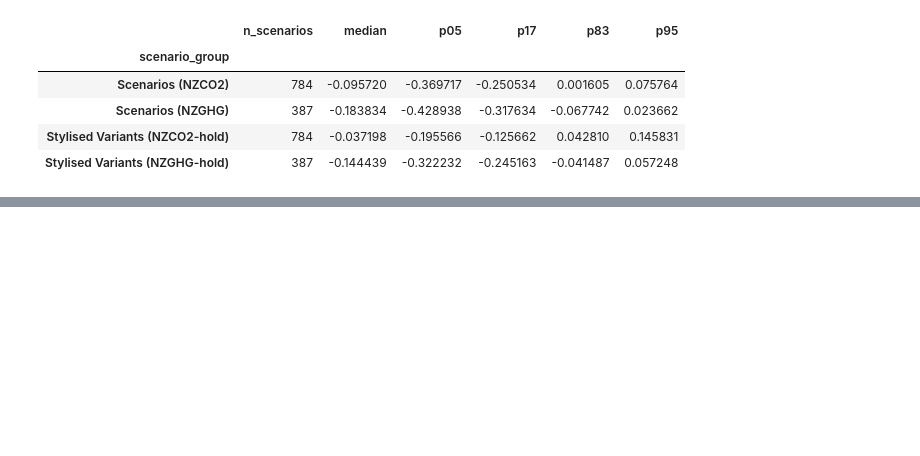
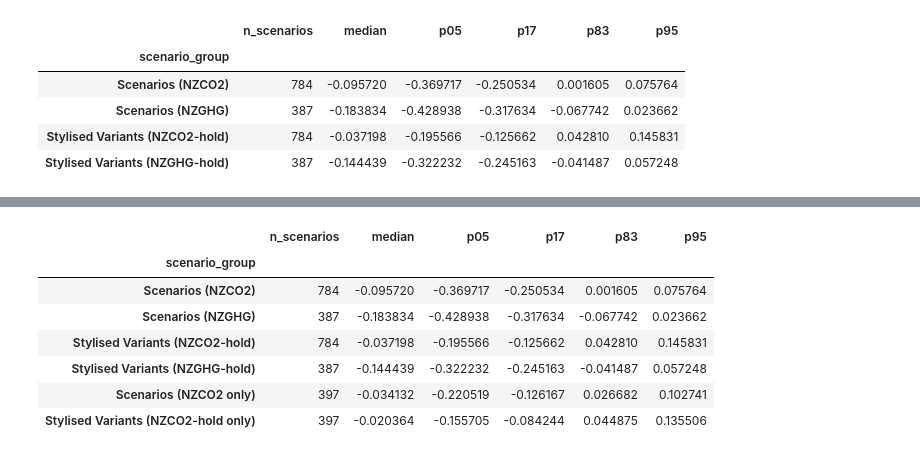
Before and after one commit to gaurav-ganti/netzero_assessment, a Jupyter notebook: analysis/501_scenario_characteristics.ipynb, the cells around one changed output, grey strips where cells are left out. Drawn from its saved outputs; the diff is of its cells as text; code cells hidden in the pictures; blank space fills up the shorter version.

```diff
--- a/analysis/501_scenario_characteristics.ipynb
+++ b/analysis/501_scenario_characteristics.ipynb
@@ -792,0 +644,35 @@ plt.show()
+# %%
+# Reuses per_scenario_probability_median, pooled_probability, pooled_delta_stats, and
+# pooled_ody_stats exactly as defined earlier in this notebook - only the dataframe
+# and group list differ.
+
+median_share_results_ext = pd.DataFrame({
+    "no further warming": [per_scenario_probability_median(all_df_extended_supp, g, "no_further_warming_after_nzco2") for g in extended_groups],
+    "peak-and-decline": [per_scenario_probability_median(all_df_extended_supp, g, "peak_and_decline_after_nzco2") for g in extended_groups],
+    "returns to NZCO2 or below": [per_scenario_probability_median(all_df_extended_supp, g, "returns_to_or_below_nzco2") for g in extended_groups],
+}, index=extended_groups)
+
+pooled_prob_results_ext = pd.DataFrame({
+    "no further warming": [pooled_probability(all_df_extended_supp, g, "no_further_warming_after_nzco2") for g in extended_groups],
+    "peak-and-decline": [pooled_probability(all_df_extended_supp, g, "peak_and_decline_after_nzco2") for g in extended_groups],
+    "returns to NZCO2 or below": [pooled_probability(all_df_extended_supp, g, "returns_to_or_below_nzco2") for g in extended_groups],
+}, index=extended_groups)
+
+pooled_delta_results_ext = pd.DataFrame(
+    [pooled_delta_stats(all_df_extended_supp, g) for g in extended_groups]
+).set_index("scenario_group")
+
+pooled_ody_results_ext = pd.DataFrame(
+    [pooled_ody_stats(all_df_extended_supp, g) for g in extended_groups]
+).set_index("scenario_group")
+
+pooled_delta_results_ext
+# %% [output]
+|  | n_scenarios | median | p05 | p17 | p83 | p95 |
+| scenario_group |  |  |  |  |  |  |
+| Scenarios (NZCO2) | 784 | -0.095720 | -0.369717 | -0.250534 | 0.001605 | 0.075764 |
+| Scenarios (NZGHG) | 387 | -0.183834 | -0.428938 | -0.317634 | -0.067742 | 0.023662 |
+| Stylised Variants (NZCO2-hold) | 784 | -0.037198 | -0.195566 | -0.125662 | 0.042810 | 0.145831 |
+| Stylised Variants (NZGHG-hold) | 387 | -0.144439 | -0.322232 | -0.245163 | -0.041487 | 0.057248 |
+| Scenarios (NZCO2 only) | 397 | -0.034132 | -0.220519 | -0.126167 | 0.026682 | 0.102741 |
+| Stylised Variants (NZCO2-hold only) | 397 | -0.020364 | -0.155705 | -0.084244 | 0.044875 | 0.135506 |
```
Also changed, not shown: parts of 28 cells of this notebook.
